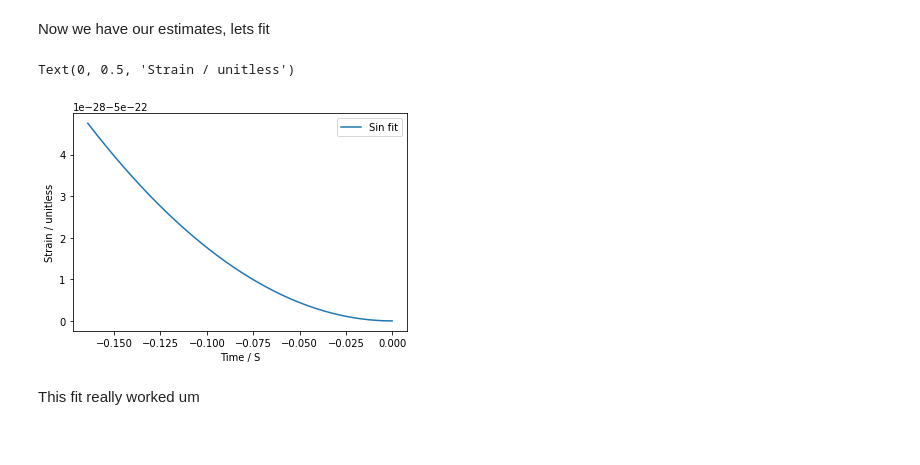
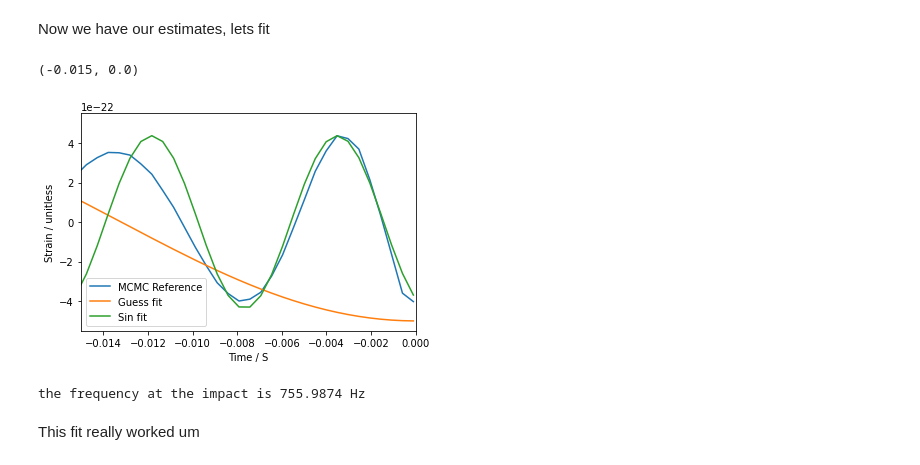
Before and after one commit to Clarke-Jools-36/DataAnalysis22, a Jupyter notebook: CA2_1903779.ipynb, the cells around one changed output. Drawn from its saved outputs; the diff is of its cells as text; code cells hidden in the pictures.

```diff
--- a/CA2_1903779.ipynb
+++ b/CA2_1903779.ipynb
@@ -568,7 +568,7 @@ def posterior(theta):
   data = s_obs
   posterior = scale_ref_mcmc(*theta)
   #return -0.5*np.sum((posterior-data)**2)
-  return -0.5*np.sum((data-posterior)**2) / std_obs**2
+  return -0.5*np.sum((data-posterior)**2 / std_obs**2)
 # %%
 from tqdm.notebook import trange
 # %%
@@ -583,27 +583,24 @@ theta_current[0] = theta
 sigma_m_mcmc = 0.1
 sigma_d_mcmc = 10
 
-
 for i in trange(N_mcmc):
     p_current[i] = posterior(theta_current[i]) # put in posterior equations
     dtheta = np.array([np.random.normal(0,sigma_m_mcmc),np.random.normal(0,sigma_d_mcmc)]) # randomally draw a value of theta to trial
     theta_proposed = theta_current[i] + dtheta #get new theta
 
     if theta_proposed[0] < 20:
-      p_proposed = posterior([1,theta_proposed[1]])
+      p_proposed = posterior([20,theta_proposed[1]])
     elif theta_proposed[1] > 100:
       p_proposed = posterior([100,theta_proposed[1]])
     if theta_proposed[1] <= 0:
       p_proposed = posterior([theta_proposed[0],1])
 
-
     p_proposed = posterior(theta_proposed)
-
-    #  keep value if probability proposed theta less than the current prob
+    #  keep value if probability proposed theta greater than the current prob
     if p_proposed > p_current[i]:
         theta_current[i+1] = theta_proposed
     else:
-    # if probability higher
+    # if probability lower
     # use the ratios of probability to define probability of the move
         p_new_move = p_proposed/p_current[i]
         # generate random number for probability
@@ -644,5 +641,5 @@ At $10^3$ we get a nice clean steady P value of the order of $1\times10^{-42}$.
 # %%
-burn_in=100
+burn_in=400
 
 M = np.mean(theta_current[burn_in:,0])
 D = np.mean(theta_current[burn_in:,1])
@@ -714,8 +711,7 @@ plt.axhline(5e-22, color="r", ls="-")
 # %% [markdown]
 Now lets fit a sin function to this. While I could use more mcmc I'd rather not, so we're going to use scipy. We first need to take a guess at some initial values, so lets look at the arbitrary dashed horizontal line on the graph and use it to find the period inbetween the shaded region. Then I used the red horizontal line to estimate the amplitude. Finally, at t=0, the wave is aproximately at a minimum, so we add a phase shift of -pi/2
 # %%
-d_T = (-0.0008) - (-0.0092)
-f = 1/d_T
+d_T = 1/((-0.0008) - (-0.0092))
 A = 5e-22
 c = -np.pi/2
 # %% [markdown]
@@ -723,22 +719,27 @@ Now we have our estimates, lets fit
 # %%
 from scipy import optimize
 
 def sin_(t, A, d_T, c):
   return A * np.sin(d_T*t + c)
 
 popt, pcov = optimize.curve_fit(sin_, *scale_ref(t_obs,M,D)[:,-20:], [A,d_T,c])
 
-#plt.plot(*scale_ref(t_obs,M,D),"-", label="MCMC Reference")
-#plt.plot(t_obs, sin_(t_obs, A,d_T,c),"-", label="Guess fit")
-#plt.plot(t_obs, sin_(t_obs, *popt),"-", label="Sin fit")
+plt.plot(*scale_ref(t_obs,M,D),"-", label="MCMC Reference")
+plt.plot(t_obs, sin_(t_obs, A,d_T,c),"-", label="Guess fit")
+plt.plot(t_obs, sin_(t_obs, *popt),"-", label="Sin fit")
 
 plt.legend()
 plt.xlabel("Time / S")
 plt.ylabel("Strain / unitless")
-#plt.xlim(-0.015,0)
+plt.xlim(-0.015,0)
 # %% [output]
-Text(0, 0.5, 'Strain / unitless')
+(-0.015, 0.0)
-[figure, old version]
+[figure, new version]
+# %%
+f = np.abs(popt[1])
+print(f"the frequency at the impact is {f:.4f} Hz")
+# %% [output]
+the frequency at the impact is 755.9874 Hz
 # %% [markdown]
 This fit really worked um
 # %% [markdown]
```
Also changed, not shown: parts of 17 cells of this notebook.
